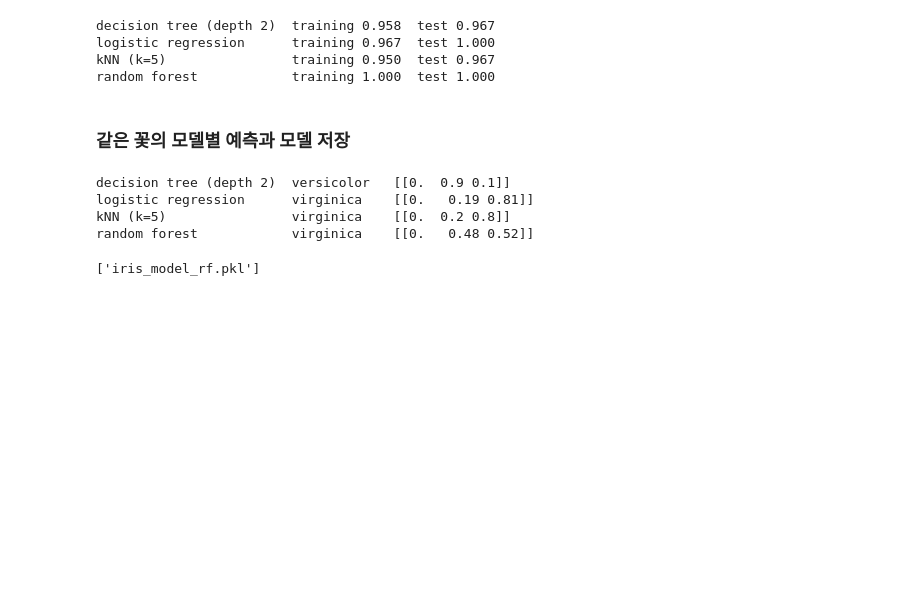
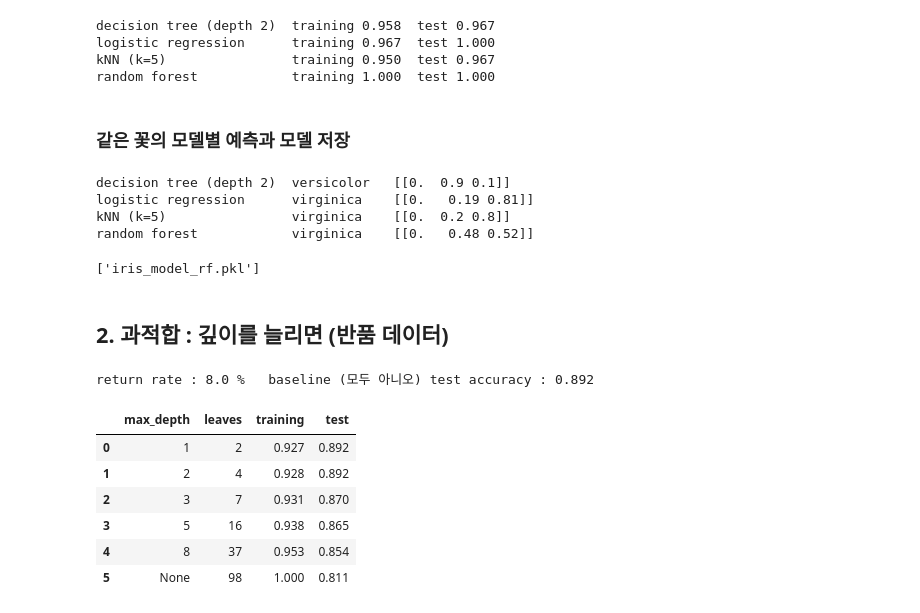
Before and after one commit to Im-Jongseok/data_analysis, a Jupyter notebook: ml3.ipynb, the cells around one changed output. Drawn from its saved outputs; the diff is of its cells as text; code cells hidden in the pictures; blank space fills up the shorter version.

```diff
--- a/ml3.ipynb
+++ b/ml3.ipynb
@@ -62,3 +62,31 @@ logistic regression      virginica    [[0.   0.19 0.81]]
 kNN (k=5)                virginica    [[0.  0.2 0.8]]
 random forest            virginica    [[0.   0.48 0.52]]
 ['iris_model_rf.pkl']
+# %% [markdown]
+## 2. 과적합 : 깊이를 늘리면 (반품 데이터)
+# %%
+sales = pd.read_csv("sales_clean.csv")
+d = sales.dropna(subset=["customer_age", "satisfaction"])
+Xr = d[["quantity", "unit_price", "customer_age", "satisfaction"]]
+yr = (d["status"] == "반품").astype(int)
+Xr_train, Xr_test, yr_train, yr_test = train_test_split(
+    Xr, yr, test_size=0.2, random_state=0)
+print("return rate :", round(yr.mean() * 100, 1), "%   baseline (모두 아니오) test accuracy :", round((yr_test == 0).mean(), 3))
+# %% [output]
+return rate : 8.0 %   baseline (모두 아니오) test accuracy : 0.892
+# %%
+rows = []
+for dep in [1, 2, 3, 5, 8, None]:
+    m = DecisionTreeClassifier(max_depth=dep, random_state=0).fit(Xr_train, yr_train)
+    rows.append([str(dep), m.get_n_leaves(),
+                 round(m.score(Xr_train, yr_train), 3), round(m.score(Xr_test, yr_test), 3)])
+tbl = pd.DataFrame(rows, columns=["max_depth", "leaves", "training", "test"])
+tbl
+# %% [output]
+|  | max_depth | leaves | training | test |
+| 0 | 1 | 2 | 0.927 | 0.892 |
+| 1 | 2 | 4 | 0.928 | 0.892 |
+| 2 | 3 | 7 | 0.931 | 0.870 |
+| 3 | 5 | 16 | 0.938 | 0.865 |
+| 4 | 8 | 37 | 0.953 | 0.854 |
+| 5 | None | 98 | 1.000 | 0.811 |
```
Also changed, not shown: parts of 1 cell of this notebook.
